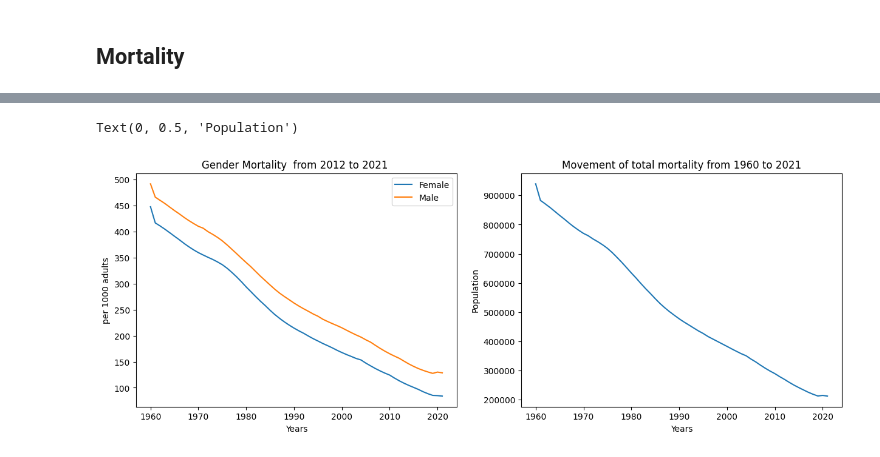
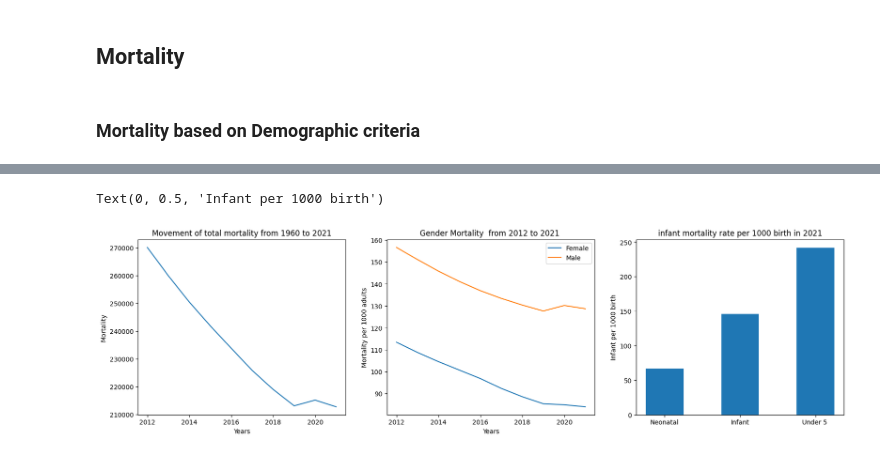
Before and after one commit to BENLHOSNITaoufik/Morocco_Health_Indicator, a Jupyter notebook: heath_mar.ipynb, the cells around one changed output, grey strips where cells are left out. Drawn from its saved outputs; the diff is of its cells as text; code cells hidden in the pictures.

```diff
--- a/heath_mar.ipynb
+++ b/heath_mar.ipynb
@@ -303,6 +303,8 @@ Text(0.5, 0, 'Years')
 [figure]
 # %% [markdown]
 ## Mortality
+# %% [markdown]
+### Mortality based on Demographic criteria
 # %%
 # First we need to filter the dataset and remain only the rows which include mortality
 
@@ -329,30 +331,40 @@ Mortality rate attributed to household and ambient air pollution, age-standardiz
 Mortality rate attributed to household and ambient air pollution, age-standardized (per 100,000 population)                    1
 Name: count, dtype: int64
 # %%
-mortality_female = mortality['Value'][mortality['Indicator Name'] == 'Mortality rate, adult, female (per 1,000 female adults)']
-mortality_male = mortality['Value'][mortality['Indicator Name'] == 'Mortality rate, adult, male (per 1,000 male adults)']
+mortality_female = mortality['Value'][mortality['Indicator Name'] == 'Mortality rate, adult, female (per 1,000 female adults)'].tail(10)
+mortality_male = mortality['Value'][mortality['Indicator Name'] == 'Mortality rate, adult, male (per 1,000 male adults)'].tail(10)
-# %%
-years = np.arange(1960, 2022)
-
-fig , axe = plt.subplots(1,2, figsize = (15,5))
-
-# lplot male and female mortality
-axe[0].plot(years, mortality_female)
-axe[0].plot(years, mortality_male)
-axe[0].set_title('Gender Mortality  from 2012 to 2021 ')
-axe[0].set_xlabel('Years')
-axe[0].set_ylabel('per 1000 adults')
-axe[0].legend([ 'Female', 'Male'])
-
-# Calculate the total of Mortality
-
-total_mortality = (mortality_female.values  + mortality_male.values) * 1000
-axe[1].plot(years, total_mortality)
-
-
-axe[1].set_title('Movement of total mortality from 1960 to 2021')
-axe[1].set_xlabel('Years')
-axe[1].set_ylabel('Population')
-# %% [output]
-Text(0, 0.5, 'Population')
-[figure, removed]
+# %%
+years = np.arange(2012, 2022)
+
+fig , axe = plt.subplots(1,3, figsize = (20,5))
+
+# Calculate the total of Mortality
+total_mortality = (mortality_female.values  + mortality_male.values) * 1000
+axe[0].plot(years, total_mortality)
+axe[0].set_title('Movement of total mortality from 1960 to 2021')
+axe[0].set_xlabel('Years')
+axe[0].set_ylabel('Mortality')
+
+# plot male and female mortality
+axe[1].plot(years, mortality_female)
+axe[1].plot(years, mortality_male)
+axe[1].set_title('Gender Mortality  from 2012 to 2021 ')
+axe[1].set_xlabel('Years')
+axe[1].set_ylabel('Mortality per 1000 adults')
+axe[1].legend([ 'Female', 'Male'])
+
+
+# ploting  Mortality of neonatal and infant
+mortality_infant = df.loc[(df['Indicator Name'] == "Mortality rate, neonatal (per 1,000 live births)")
+                          | (df['Indicator Name'] == "Mortality rate, infant (per 1,000 live births)")
+                          | (df['Indicator Name'] == "Mortality rate, under-5 (per 1,000 live births)")]
+mortality_infant['Indicator Name'][mortality_infant['Indicator Name'] == "Mortality rate, neonatal (per 1,000 live births)"] = 'Neonatal'
+mortality_infant['Indicator Name'][mortality_infant['Indicator Name'] == "Mortality rate, infant (per 1,000 live births)"] = 'Infant'
+mortality_infant['Indicator Name'][mortality_infant['Indicator Name'] == "Mortality rate, under-5 (per 1,000 live births)"] = 'Under 5 '
+
+axe[2].bar(mortality_infant['Indicator Name'], mortality_infant['Value'], width=.5 )
+axe[2].set_title('infant mortality rate per 1000 birth in 2021')
+axe[2].set_ylabel('Infant per 1000 birth')
+# %% [output]
+Text(0, 0.5, 'Infant per 1000 birth')
+[figure, added]
```
Also changed, not shown: parts of 1 cell of this notebook.
